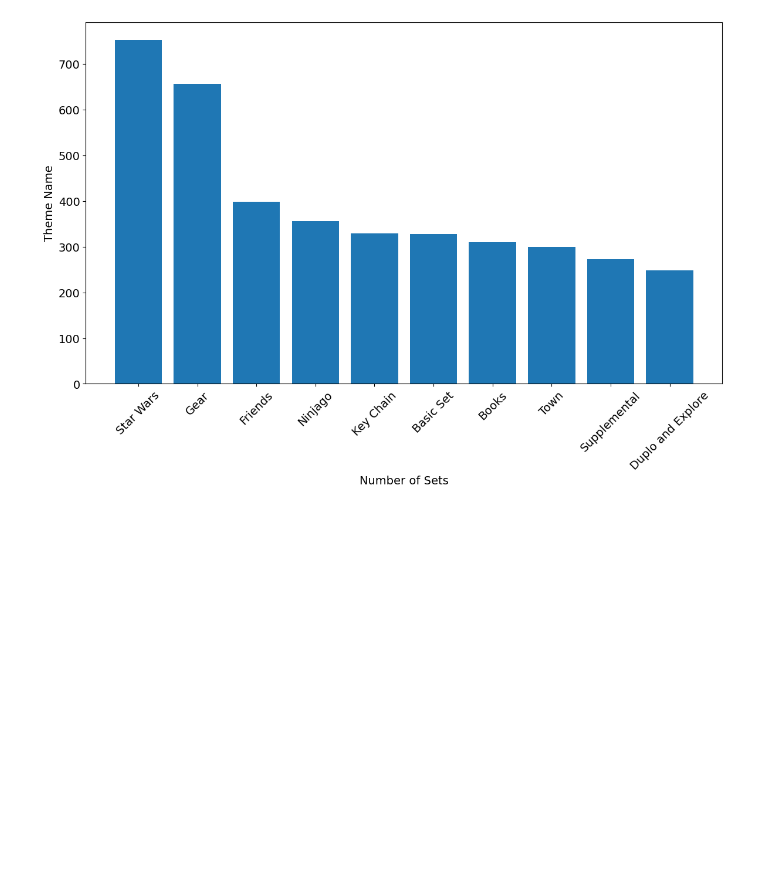
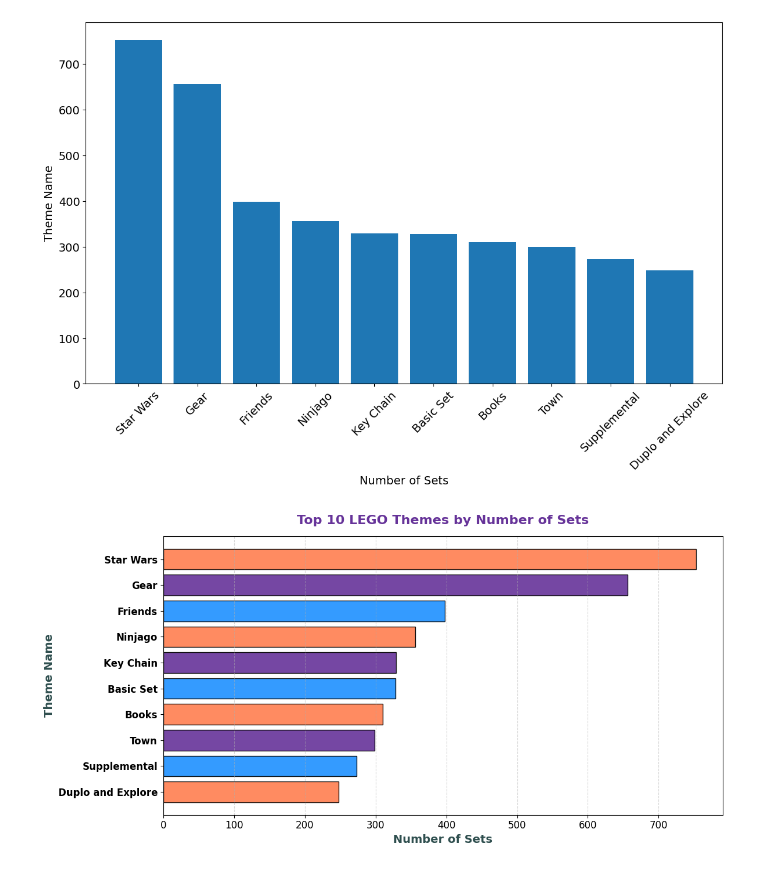
Before and after one commit to arindambala/Python, a Jupyter notebook: Udemy/Projects/YuLego/main.ipynb, the cells around one changed output. Cells and saved outputs as stored; diff of their text form; code cells hidden in the pictures; blank space fills up the shorter version.

```diff
--- a/Udemy/Projects/YuLego/main.ipynb
+++ b/Udemy/Projects/YuLego/main.ipynb
@@ -292,3 +292,26 @@ plt.bar(merged_df.name[:10], merged_df.set_count[:10])
 # %% [output]
 <BarContainer object of 10 artists>
 [figure]
+# %%
+top_themes = merged_df.head(10).iloc[::-1]
+
+plt.figure(figsize=(12, 6))
+
+bar_colors = ['coral', 'dodgerblue', 'rebeccapurple']
+
+plt.barh(top_themes['name'], top_themes['set_count'], color=bar_colors, edgecolor='black', alpha=0.9)
+
+plt.xlabel('Number of Sets', fontsize=14, fontweight='bold', color='darkslategrey')
+plt.ylabel('Theme Name', fontsize=14, fontweight='bold', color='darkslategrey')
+
+plt.title('Top 10 LEGO Themes by Number of Sets', fontsize=16, fontweight='bold', color='rebeccapurple', pad=15)
+
+plt.xticks(fontsize=12)
+plt.yticks(fontsize=12, fontweight='bold')
+
+plt.grid(axis='x', linestyle='--', alpha=0.5)
+plt.tight_layout()
+
+plt.show()
+# %% [output]
+[figure, added]
```
Also changed, not shown: parts of 2 cells of this notebook.
